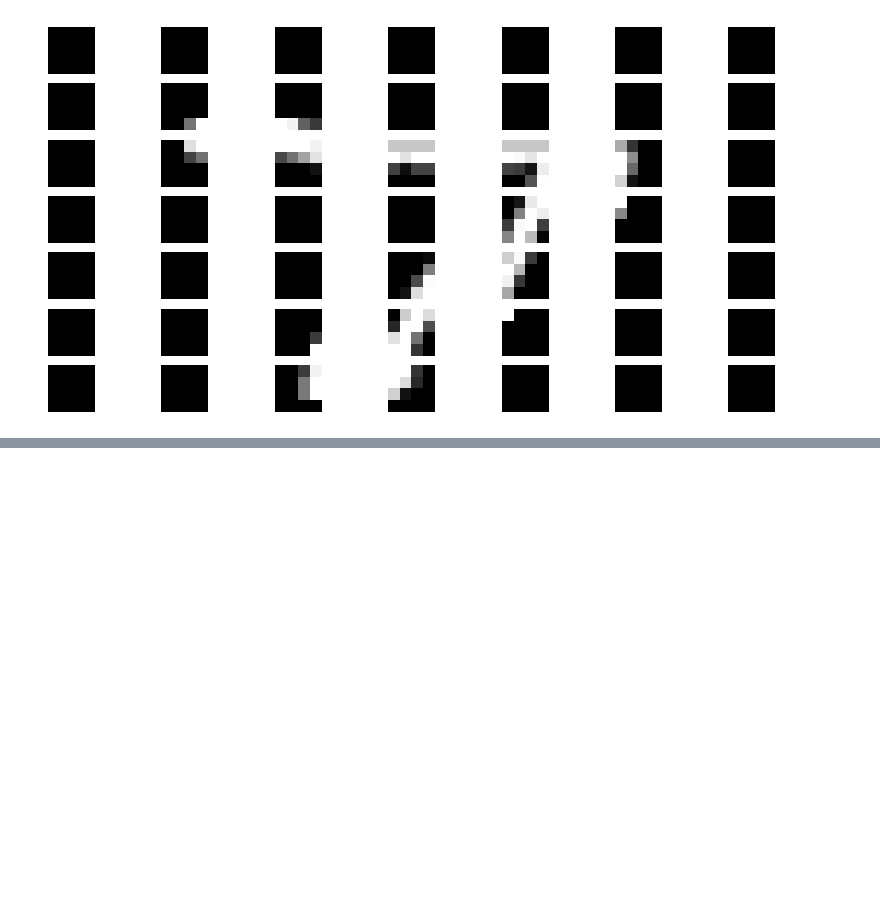
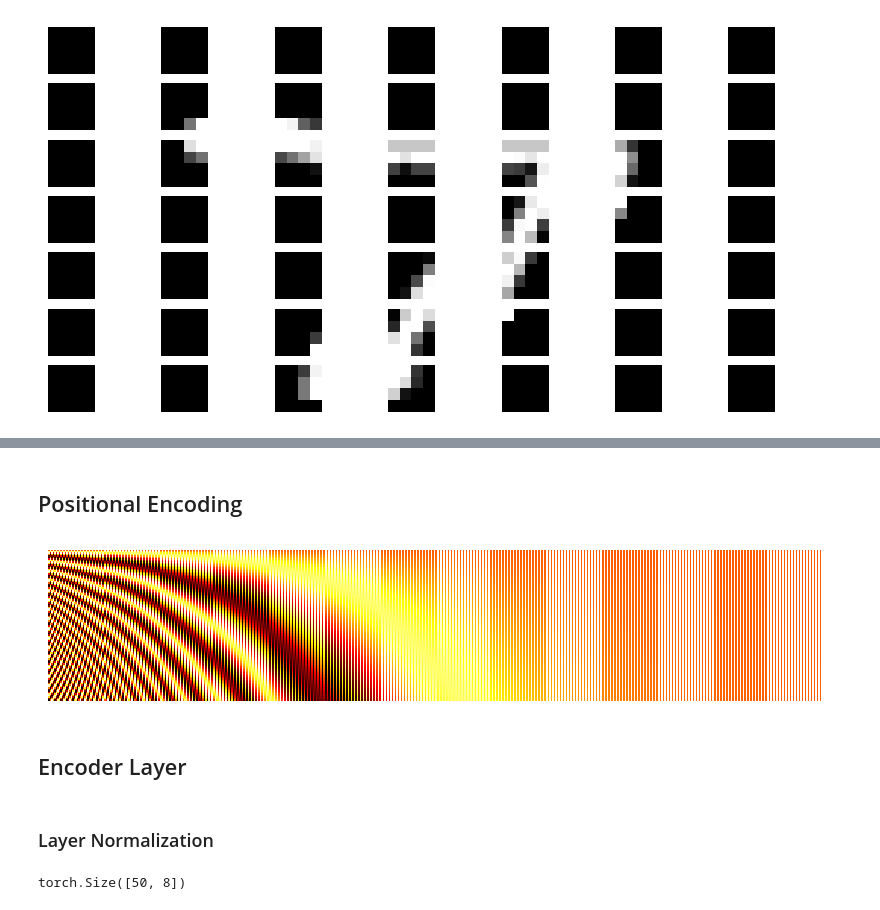
Before and after one commit to amirhossein-razlighi/100_days_of_computer_vision, a Jupyter notebook: FromScratch/ViT/main.ipynb, the cells around one changed output, grey strips where cells are left out. Cells and saved outputs as stored; diff of their text form; code cells hidden in the pictures; blank space fills up the shorter version.

```diff
--- a/FromScratch/ViT/main.ipynb
+++ b/FromScratch/ViT/main.ipynb
@@ -40,32 +46,32 @@ for i in range(10):
 # %% [markdown]
 ## Patchfitying the input image
 # %%
-@mx.compile
 def patchify(images, n_patches):
-    n, h, w, c = images.shape
+    n, c, h, w = images.shape
 
     assert h == w, "Patchifying is currently only supported for square images"
 
-    patches = mx.zeros((n, n_patches**2, h * w * c // n_patches**2))
+    patches = torch.zeros((n, n_patches**2, h * w * c // n_patches**2), device=device)
     patch_size = h // n_patches
 
     for idx, image in enumerate(images):
         for i in range(n_patches):
             for j in range(n_patches):
                 patch = image[
+                    :,
                     i * patch_size : (i + 1) * patch_size,
                     j * patch_size : (j + 1) * patch_size,
                 ]
-                patches[idx, i * n_patches + j] = patch.reshape(-1)
+                patches[idx, i * n_patches + j] = patch.flatten()
     return patches
 # %%
 # Testing patchify on a single test image
-test_image = mx.array(mnist_test_data[0]["image"])
+test_image = next(iter(test_loader))[0][0].to(device)
 test_patches = patchify(test_image[None, ...], 7)
 plt.figure(figsize=(10, 5))
 for i in range(49):
     plt.subplot(7, 7, i + 1)
-    plt.imshow(test_patches[0, i].reshape(4, 4), cmap="gray")
+    plt.imshow(test_patches[0, i].cpu().reshape(4, 4), cmap="gray")
     plt.axis("off")
 # %% [output]
 [figure]
@@ -75,0 +82,30 @@ test_patches.shape
+# %% [markdown]
+## Positional Encoding
+# %%
+def get_positional_embeddings(sequence_lenght, d):
+    embeddings = torch.ones((sequence_lenght, d), device=device)
+    for i in range(sequence_lenght):
+        for j in range(d):
+            if j % 2 == 0:
+                embeddings[i, j] = torch.sin(torch.tensor(i / 10000 ** (j / d)))
+            else:
+                embeddings[i, j] = torch.cos(torch.tensor(i / 10000 ** ((j - 1) / d)))
+    return embeddings
+# %%
+plt.figure(figsize=(10, 5))
+plt.imshow(get_positional_embeddings(100, 512).cpu(), cmap="hot", interpolation="nearest")
+plt.axis("off")
+plt.show()
+# %% [output]
+[figure, added]
+# %% [markdown]
+## Encoder Layer
+# %% [markdown]
+### Layer Normalization
+# %%
+# Testing Layer Norm
+ln = nn.LayerNorm(8).to(device)
+
+ln(torch.rand(50, 8).to(device)).shape
+# %% [output]
+torch.Size([50, 8])
```
Also changed, not shown: parts of 21 cells of this notebook.
